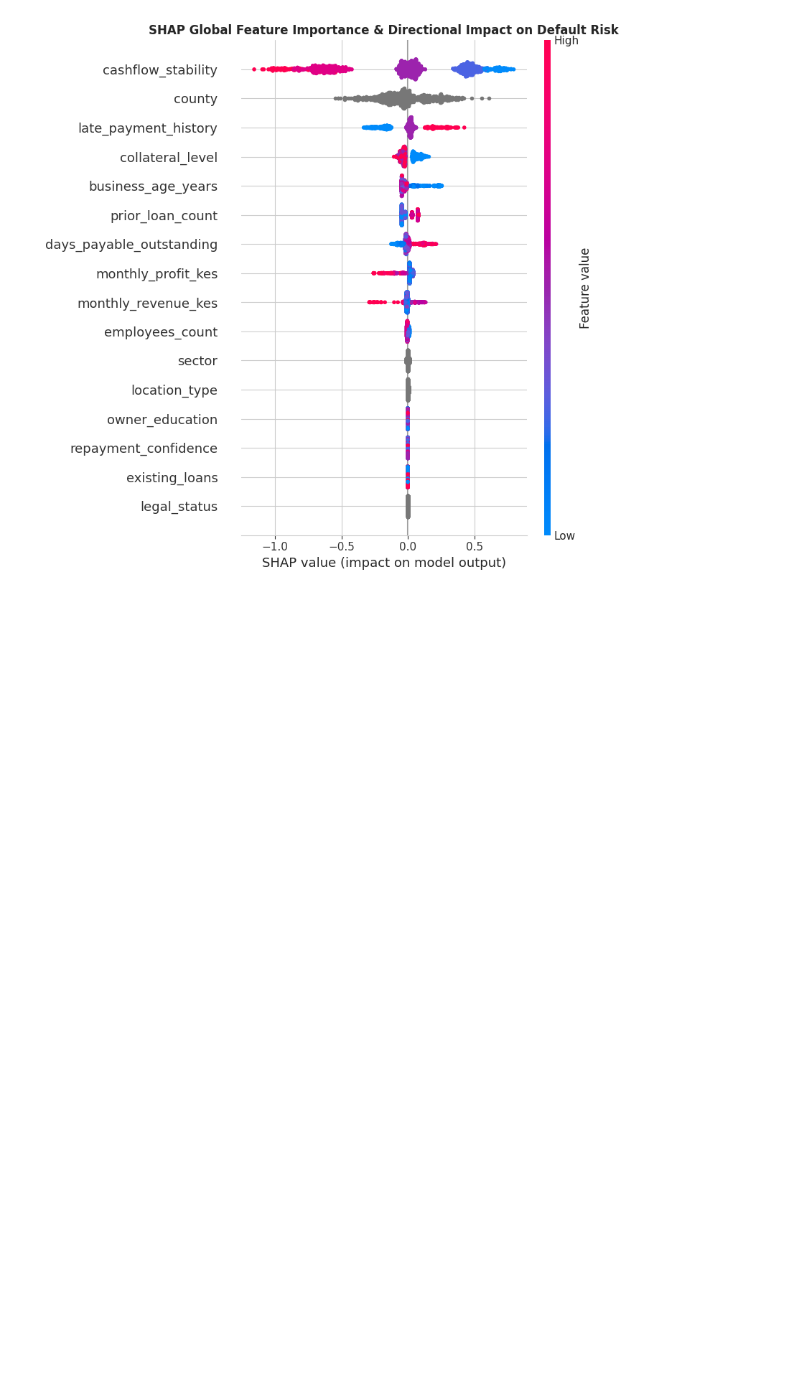
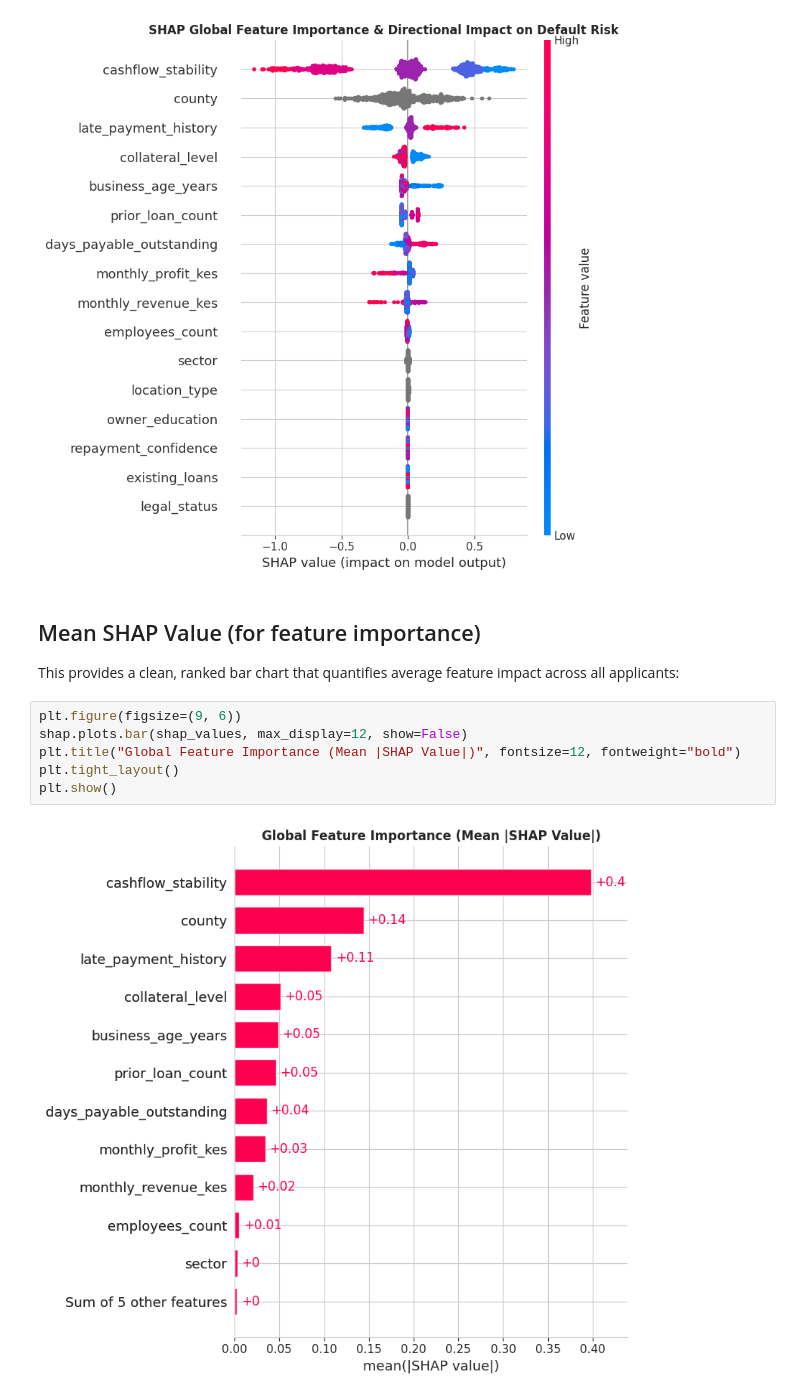
Before and after one commit to Zard3017/CreditScoring_system, a Jupyter notebook: notebooks/credit_scoring.ipynb, the cells around one changed output. Saved outputs shown, nothing was run; the diff lists cells and outputs as text; blank space fills up the shorter version.

Commit message:
Added mean SHAP value for feature importance

```diff
--- a/notebooks/credit_scoring.ipynb
+++ b/notebooks/credit_scoring.ipynb
@@ -1327,3 +1327,15 @@ plt.tight_layout()
 plt.show()
 # %% [output]
 [figure]
+# %% [markdown]
+## Mean SHAP Value (for feature importance)
+
+This provides a clean, ranked bar chart that quantifies average feature impact across all applicants:
+# %%
+plt.figure(figsize=(9, 6))
+shap.plots.bar(shap_values, max_display=12, show=False)
+plt.title("Global Feature Importance (Mean |SHAP Value|)", fontsize=12, fontweight="bold")
+plt.tight_layout()
+plt.show()
+# %% [output]
+[figure, added]
```
